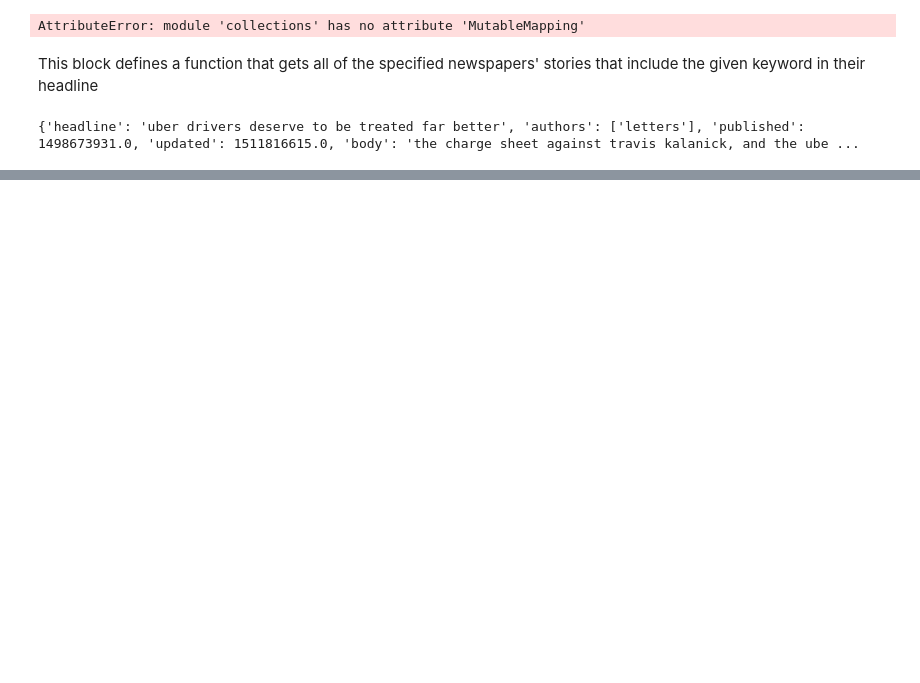
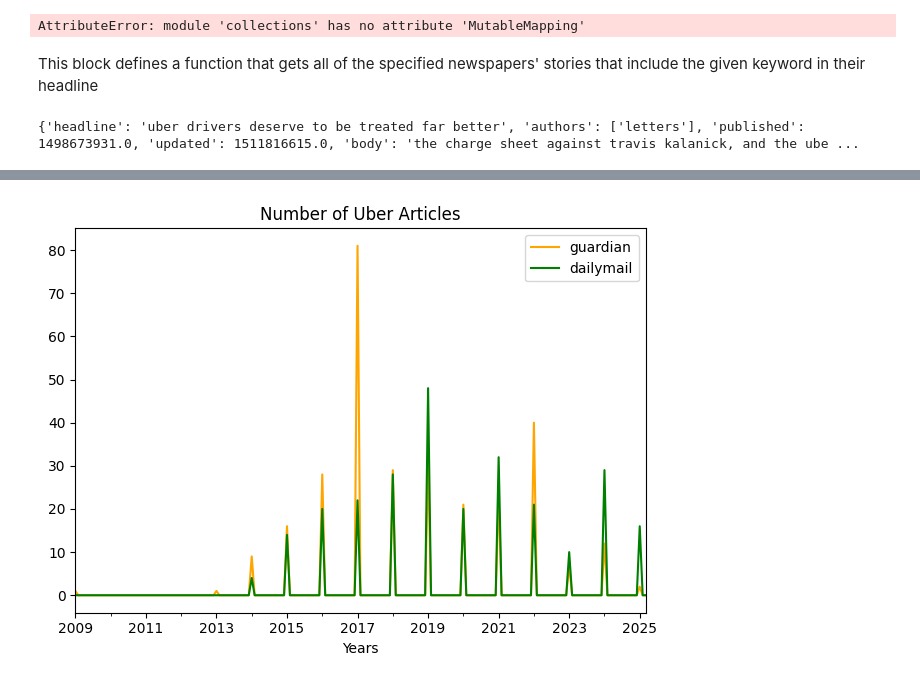
Before and after one commit to dmh21za/compmeth, a Jupyter notebook: summative.ipynb, the cells around one changed output, grey strips where cells are left out. Cells and saved outputs as stored; diff of their text form; code cells hidden in the pictures; blank space fills up the shorter version.

Commit message:
can generate histogram of articles by month

```diff
--- a/summative.ipynb
+++ b/summative.ipynb
@@ -339,3 +353,90 @@ def merge_clean_data(dailymail_loc, guardian_loc):
 # Store merged into a file
 with open('./data/merged.json', 'w') as f:
   json.dump(merge_clean_data('./data/clean_dailymail.json', './data/clean_guardian.json'), f)
+# %%
+# This creates the plot that shows number of uber articles by month
+
+# 1. get the data
+obj_old = {}
+obj = []
+with open('./data/merged.json', encoding='utf-8') as f:
+    obj_old = json.load(f)
+
+
+def func(article, paper):
+    article["paper"] = paper
+    return article
+
+# 2. convert timestamp to month year for each pop into a pandas dateframe
+for paper in ['guardian', 'dailymail']:
+    obj.extend(list(map(lambda x : func(x, paper), obj_old[paper])))
+
+# What I need is a df of form PAPER/MONTH(everymonth)/COUNT(set0)
+# Need to now earliest month and year and latest month and year (use published)
+# Sort obj by published - do it with data frame
+
+
+init_data = {
+    'guardian': [],
+    'dailymail': []
+}
+
+
+# add monthpub and monthupdated column
+"""df["monthpub"] = df['published'].apply(lambda x: datetime.fromtimestamp(x).strftime('%Y-%m-01'))
+
+df_grouped = df.groupby(['paper', 'monthpub']).size()
+df_grouped['monthpub'] = pd.to_datetime(df['monthpub'], format='%Y-%m-%d')
+
+df_grouped.head(50)"""
+
+#df_grouped.plot('monthpub', 'count')
+df = pd.DataFrame.from_records(obj).sort_values('published')
+# Get first and last timestamps
+first, last = (df.iloc[0]['published']), (df.iloc[-1]['published'])
+first, last = datetime.fromtimestamp(first).strftime('%Y-%m-01'), datetime.fromtimestamp(last).strftime('%Y-%m-01')
+
+print(first)
+print(last)
+all_years = [y for y in range(2009, 2025 + 1)]
+all_months = [str(y) + "-" + ("0" if m < 10 else "") + str(m) + "-01" for m in range(1,13) for y in range(2009, 2025 + 1)]
+
+
+df2dict = {
+    m : {
+        'guardian': 0,
+        'dailymail': 0
+    } for m in all_months
+}
+
+df2 = pd.DataFrame.from_records(df2dict).transpose()
+
+# Loop through df
+for index, row in df.iterrows():
+    # Convert time to first of given month/year
+    month = datetime.fromtimestamp(row['published'])
+    month = month.strftime('%Y-%m-01')
+    paper = row['paper']
+    #month = "2025-01-01"
+    # update df2 accordingly
+    df2.loc[month, paper] += 1
+
+#df2.loc[(df2['paper'] == 'guardian') & (df2['month'] == "2025-01-01"), 'count'] = 24
+
+# convert index to datetime
+df2.index = pd.to_datetime(df2.index)
+
+# drop months that haven't happened
+df2= df2[((df2.index.year == 2025) & (df2.index.month >= 4)) == False]
+
+
+plt.figure(figsize=(20, 2), dpi=150)
+df2.plot(label="guardian", color=['orange', 'green'])
+
+plt.title('Number of Uber Articles')
+plt.xlabel('Years')
+# adding legend.
+plt.legend()
+plt.tight_layout()
+plt.show()
+# %% [output]
@@ -341,0 +446 @@ with open('./data/merged.json', 'w') as f:
+[figure, added]
```
Also changed, not shown: parts of 2 cells of this notebook.
